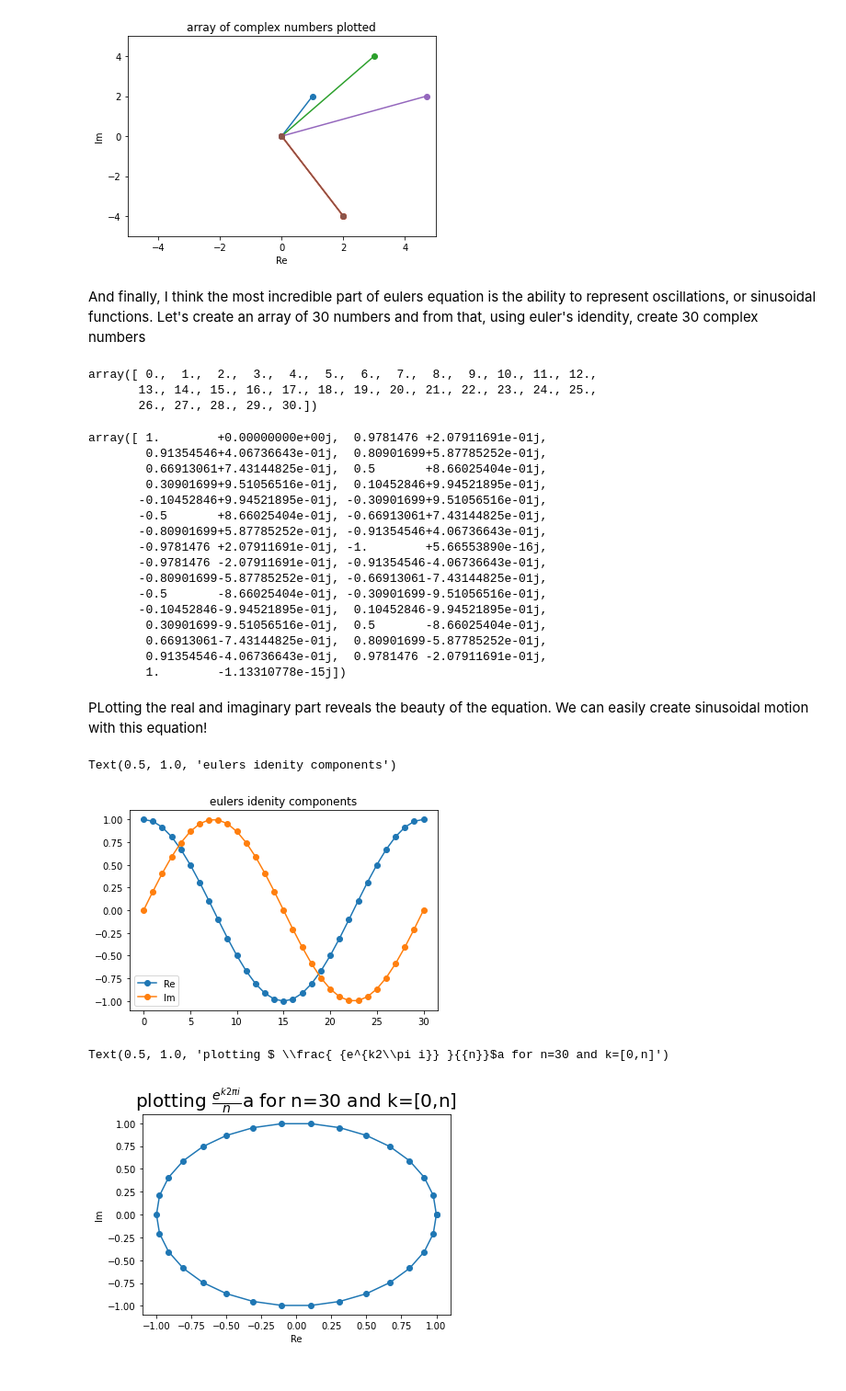
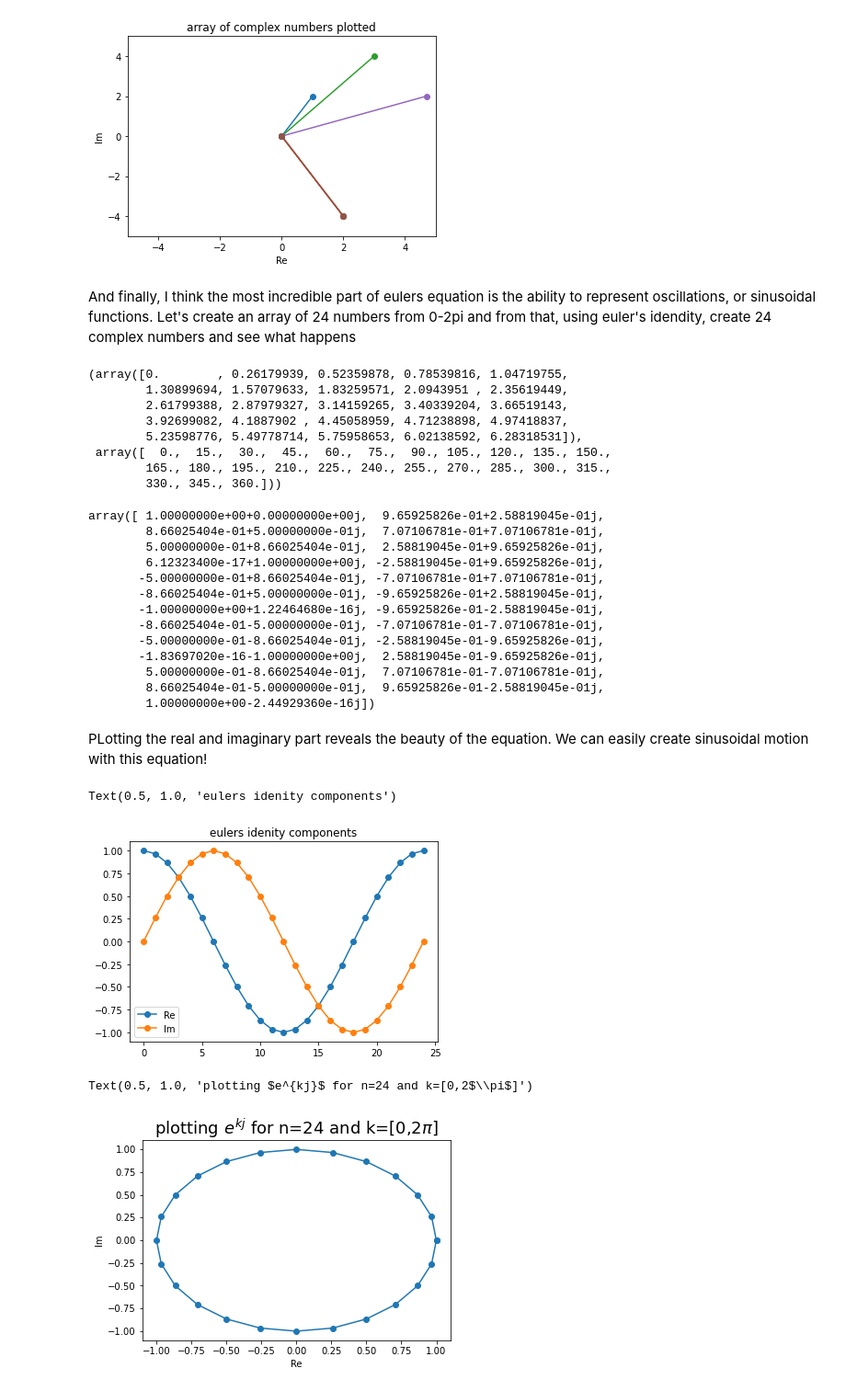
Before and after one commit to nagordon/ifcuriousthenlearn, a Jupyter notebook: blog/learning-how-to-use-complex-numbers-with-python/index.ipynb, the cells around one changed output. Shown at 92% size. Saved outputs shown, nothing was run; the diff lists cells and outputs as text; code cells hidden in the pictures.

```diff
--- a/blog/learning-how-to-use-complex-numbers-with-python/index.ipynb
+++ b/blog/learning-how-to-use-complex-numbers-with-python/index.ipynb
@@ -153,35 +162,37 @@ for z in a:
 # %% [output]
 [figure]
 # %% [markdown]
-And finally, I think the most incredible part of eulers equation is the ability to represent oscillations, or sinusoidal functions. Let's create an array of 30 numbers and from that, using euler's idendity, create 30 complex numbers
+And finally, I think the most incredible part of eulers equation is the ability to represent oscillations, or sinusoidal functions. Let's create an array of 24 numbers from 0-2pi and from that, using euler's idendity, create 24 complex numbers and see what happens
 # %%
-n = 30
-narr = np.linspace(0, n, n+1)
-narr
+n = 24
+narr = np.linspace(0, 2*np.pi, n+1)
+narr, np.rad2deg(narr)
 # %% [output]
-array([ 0.,  1.,  2.,  3.,  4.,  5.,  6.,  7.,  8.,  9., 10., 11., 12.,
-       13., 14., 15., 16., 17., 18., 19., 20., 21., 22., 23., 24., 25.,
-       26., 27., 28., 29., 30.])
+(array([0.        , 0.26179939, 0.52359878, 0.78539816, 1.04719755,
+        1.30899694, 1.57079633, 1.83259571, 2.0943951 , 2.35619449,
+        2.61799388, 2.87979327, 3.14159265, 3.40339204, 3.66519143,
+        3.92699082, 4.1887902 , 4.45058959, 4.71238898, 4.97418837,
+        5.23598776, 5.49778714, 5.75958653, 6.02138592, 6.28318531]),
+ array([  0.,  15.,  30.,  45.,  60.,  75.,  90., 105., 120., 135., 150.,
+        165., 180., 195., 210., 225., 240., 255., 270., 285., 300., 315.,
+        330., 345., 360.]))
 # %%
-w = np.e ** ( narr * 2*np.pi * 1j / n)
+w = np.e ** ( narr *  1j )
 w
 # %% [output]
-array([ 1.        +0.00000000e+00j,  0.9781476 +2.07911691e-01j,
-        0.91354546+4.06736643e-01j,  0.80901699+5.87785252e-01j,
-        0.66913061+7.43144825e-01j,  0.5       +8.66025404e-01j,
-        0.30901699+9.51056516e-01j,  0.10452846+9.94521895e-01j,
-       -0.10452846+9.94521895e-01j, -0.30901699+9.51056516e-01j,
-       -0.5       +8.66025404e-01j, -0.66913061+7.43144825e-01j,
-       -0.80901699+5.87785252e-01j, -0.91354546+4.06736643e-01j,
-       -0.9781476 +2.07911691e-01j, -1.        +5.66553890e-16j,
-       -0.9781476 -2.07911691e-01j, -0.91354546-4.06736643e-01j,
-       -0.80901699-5.87785252e-01j, -0.66913061-7.43144825e-01j,
-       -0.5       -8.66025404e-01j, -0.30901699-9.51056516e-01j,
-       -0.10452846-9.94521895e-01j,  0.10452846-9.94521895e-01j,
-        0.30901699-9.51056516e-01j,  0.5       -8.66025404e-01j,
-        0.66913061-7.43144825e-01j,  0.80901699-5.87785252e-01j,
-        0.91354546-4.06736643e-01j,  0.9781476 -2.07911691e-01j,
-        1.        -1.13310778e-15j])
+array([ 1.00000000e+00+0.00000000e+00j,  9.65925826e-01+2.58819045e-01j,
+        8.66025404e-01+5.00000000e-01j,  7.07106781e-01+7.07106781e-01j,
+        5.00000000e-01+8.66025404e-01j,  2.58819045e-01+9.65925826e-01j,
+        6.12323400e-17+1.00000000e+00j, -2.58819045e-01+9.65925826e-01j,
+       -5.00000000e-01+8.66025404e-01j, -7.07106781e-01+7.07106781e-01j,
+       -8.66025404e-01+5.00000000e-01j, -9.65925826e-01+2.58819045e-01j,
+       -1.00000000e+00+1.22464680e-16j, -9.65925826e-01-2.58819045e-01j,
+       -8.66025404e-01-5.00000000e-01j, -7.07106781e-01-7.07106781e-01j,
+       -5.00000000e-01-8.66025404e-01j, -2.58819045e-01-9.65925826e-01j,
+       -1.83697020e-16-1.00000000e+00j,  2.58819045e-01-9.65925826e-01j,
+        5.00000000e-01-8.66025404e-01j,  7.07106781e-01-7.07106781e-01j,
+        8.66025404e-01-5.00000000e-01j,  9.65925826e-01-2.58819045e-01j,
+        1.00000000e+00-2.44929360e-16j])
 # %% [markdown]
 PLotting the real and imaginary part reveals the beauty of the equation. We can easily create sinusoidal motion with this equation!
 # %%
@@ -191,15 +202,16 @@ pl.legend()
 pl.title('eulers idenity components')
 # %% [output]
 Text(0.5, 1.0, 'eulers idenity components')
-[figure, old version]
+[figure, new version]
 # %%
 pl.plot(w.real, w.imag, '-o')
 pl.xlabel('Re')
 pl.ylabel('Im')
-pl.title(r'plotting $ \frac{ {e^{k2\pi i}} }{{n}}$a for n=30 and k=[0,n]',fontsize=20)
+#pl.title(r'plotting $ \frac{ {e^{k2\pi i}} }{{n}}$a for n=30 and k=[0,n]',fontsize=20)
+pl.title(r'plotting $e^{kj}$ for n=24 and k=[0,2$\pi$]',fontsize=18)
 # %% [output]
-Text(0.5, 1.0, 'plotting $ \\frac{ {e^{k2\\pi i}} }{{n}}$a for n=30 and k=[0,n]')
+Text(0.5, 1.0, 'plotting $e^{kj}$ for n=24 and k=[0,2$\\pi$]')
-[figure, old version]
+[figure, new version]
 # %% [markdown]
 of course, this is evident from the complete idendity which has a cos() as the horizontal and the vertical is a sin()
 
```
Also changed, not shown: parts of 11 cells of this notebook, 9 other files.
